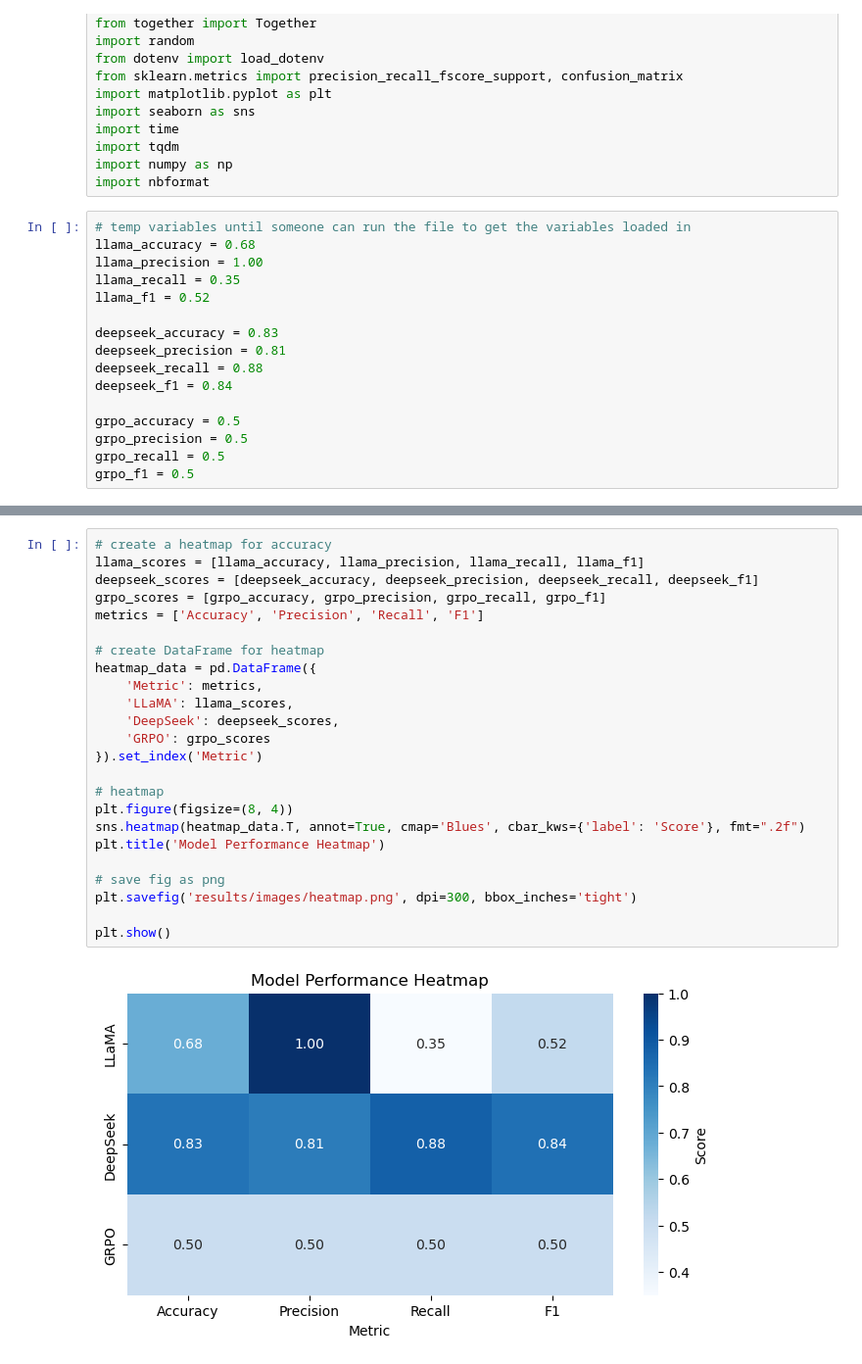
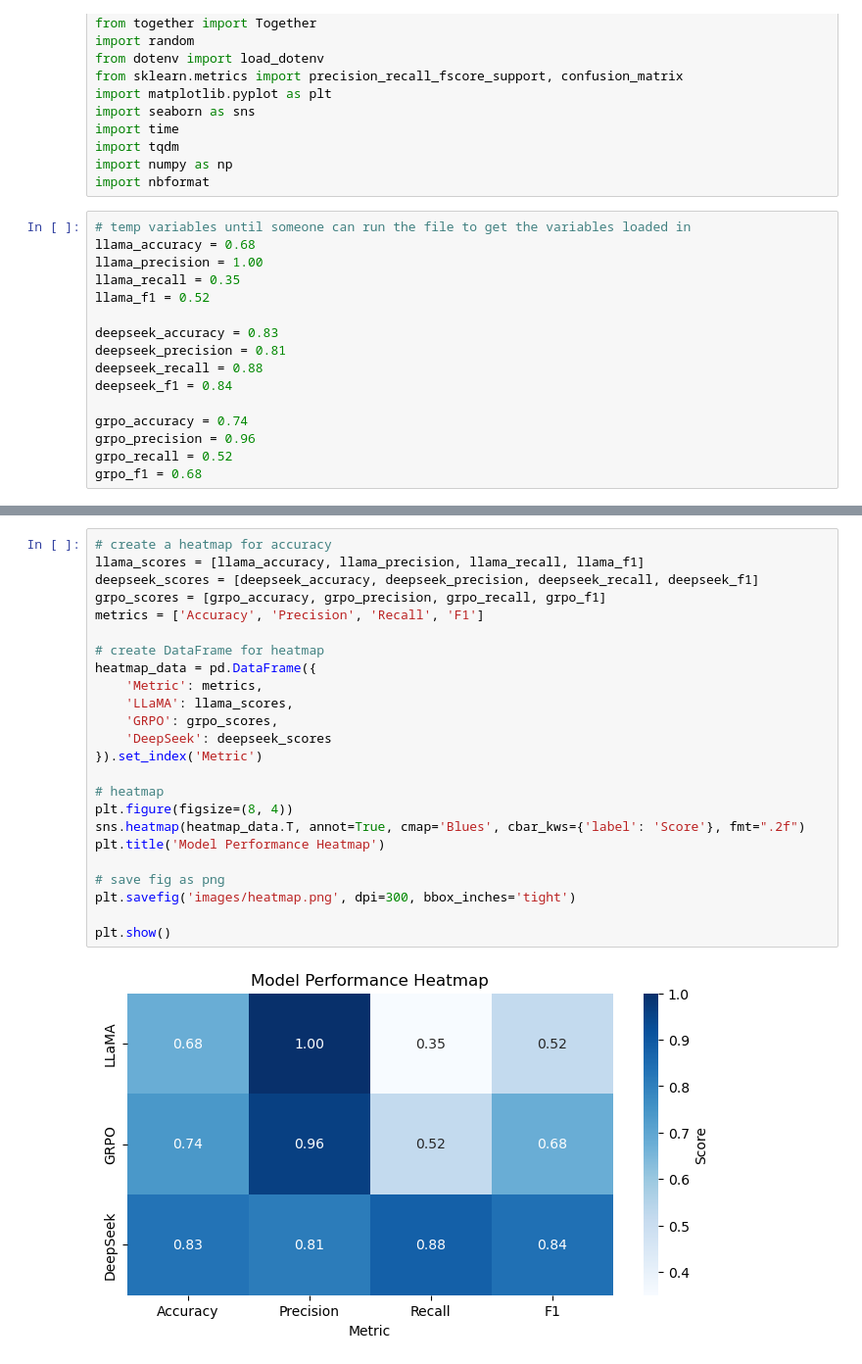
Before and after one commit to SchmitzAndrew/jailbreak-defense, a Jupyter notebook: results/visualization.ipynb, the cells around one changed output, grey strips where cells are left out. Shown at 98% size. Saved outputs shown, nothing was run; the diff lists cells and outputs as text.

Commit message:
updated visualizations with final results

```diff
--- a/results/visualization.ipynb
+++ b/results/visualization.ipynb
@@ -25,10 +25,10 @@ deepseek_precision = 0.81
 deepseek_recall = 0.88
 deepseek_f1 = 0.84
 
-grpo_accuracy = 0.5
-grpo_precision = 0.5
-grpo_recall = 0.5
-grpo_f1 = 0.5
+grpo_accuracy = 0.74
+grpo_precision = 0.96
+grpo_recall = 0.52
+grpo_f1 = 0.68
 # %%
 # try to run results .ipynb to overwrite the temporary results above
 try:
@@ -71,29 +71,29 @@ plt.show()
 # %%
 # create a heatmap for accuracy
 llama_scores = [llama_accuracy, llama_precision, llama_recall, llama_f1]
 deepseek_scores = [deepseek_accuracy, deepseek_precision, deepseek_recall, deepseek_f1]
 grpo_scores = [grpo_accuracy, grpo_precision, grpo_recall, grpo_f1]
 metrics = ['Accuracy', 'Precision', 'Recall', 'F1']
 
 # create DataFrame for heatmap
 heatmap_data = pd.DataFrame({
     'Metric': metrics,
     'LLaMA': llama_scores,
-    'DeepSeek': deepseek_scores,
-    'GRPO': grpo_scores
+    'GRPO': grpo_scores,
+    'DeepSeek': deepseek_scores
 }).set_index('Metric')
 
 # heatmap
 plt.figure(figsize=(8, 4))
 sns.heatmap(heatmap_data.T, annot=True, cmap='Blues', cbar_kws={'label': 'Score'}, fmt=".2f")
 plt.title('Model Performance Heatmap')
 
 # save fig as png
-plt.savefig('results/images/heatmap.png', dpi=300, bbox_inches='tight')
+plt.savefig('images/heatmap.png', dpi=300, bbox_inches='tight')
 
 plt.show()
 # %% [output]
-[figure, old version]
+[figure, new version]
 # %%
 # radar chart of results
 
```
Also changed, not shown: parts of 4 cells of this notebook, 3 other files.
